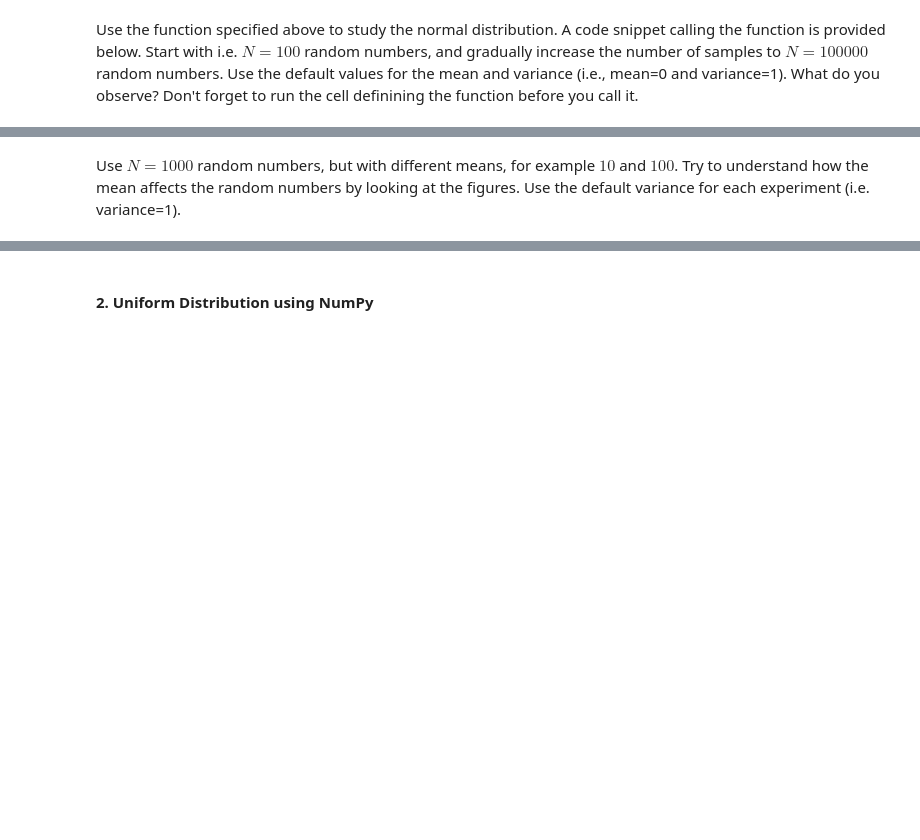
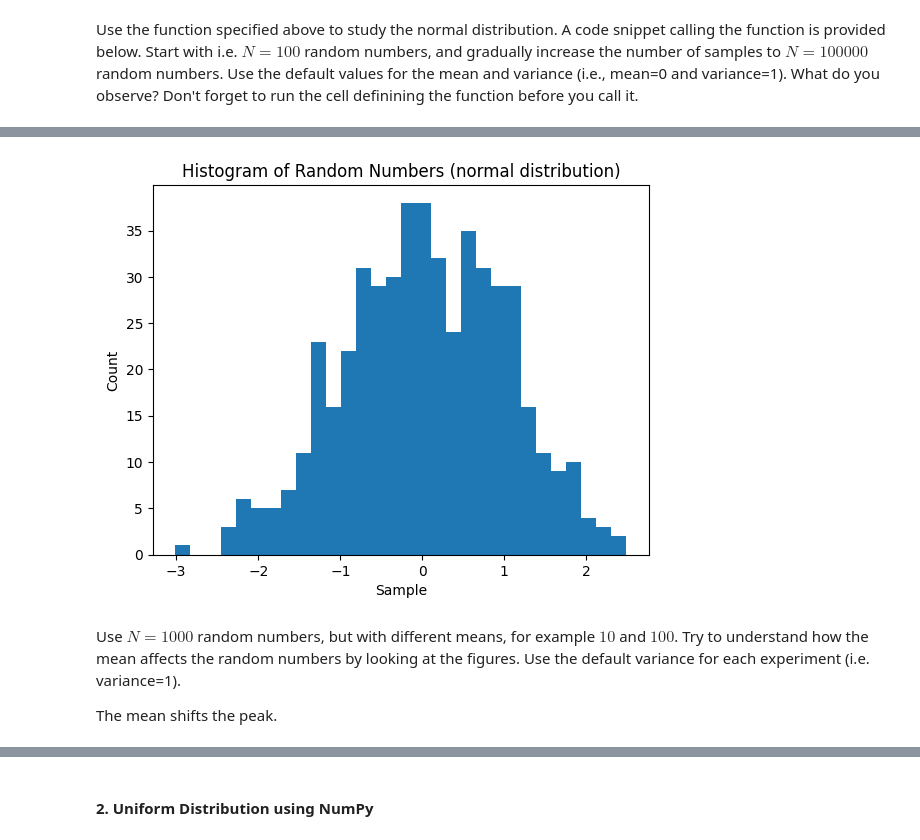
Before and after one commit to Hobbit0419/Uni_code, a Jupyter notebook: Dataanlys/Lab1/Lab1_P1.ipynb, the cells around one changed output, grey strips where cells are left out. Cells and saved outputs as stored; diff of their text form; code cells hidden in the pictures; blank space fills up the shorter version.

```diff
--- a/Dataanlys/Lab1/Lab1_P1.ipynb
+++ b/Dataanlys/Lab1/Lab1_P1.ipynb
@@ -51,7 +55,12 @@ looks exactly the same each run, or if it changes. What do you observe?
 # %%
 # enter your code here
+draw_histogram(mean=0, variance=1, N=500)
+# %% [output]
+[figure, added]
 # %% [markdown]
 Use $N=1000$ random numbers, but with different means, for example $10$ and $100$. Try
 to understand how the mean affects the random numbers by looking at the figures. Use the default variance for each experiment (i.e. variance=1).
+
+The mean shifts the peak.
 # %%
 # enter your code here
```
Also changed, not shown: parts of 12 cells of this notebook, 24 other files.
